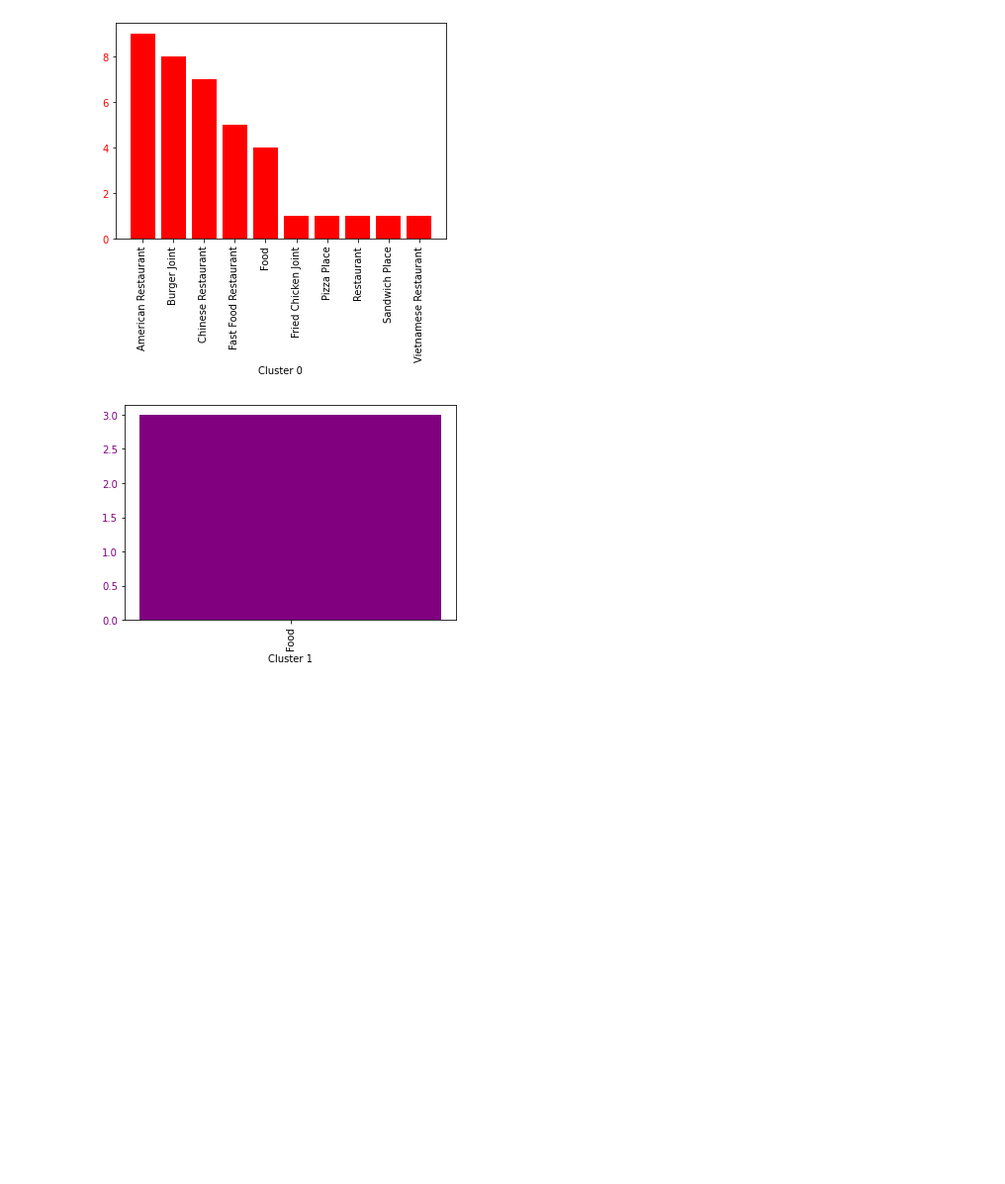
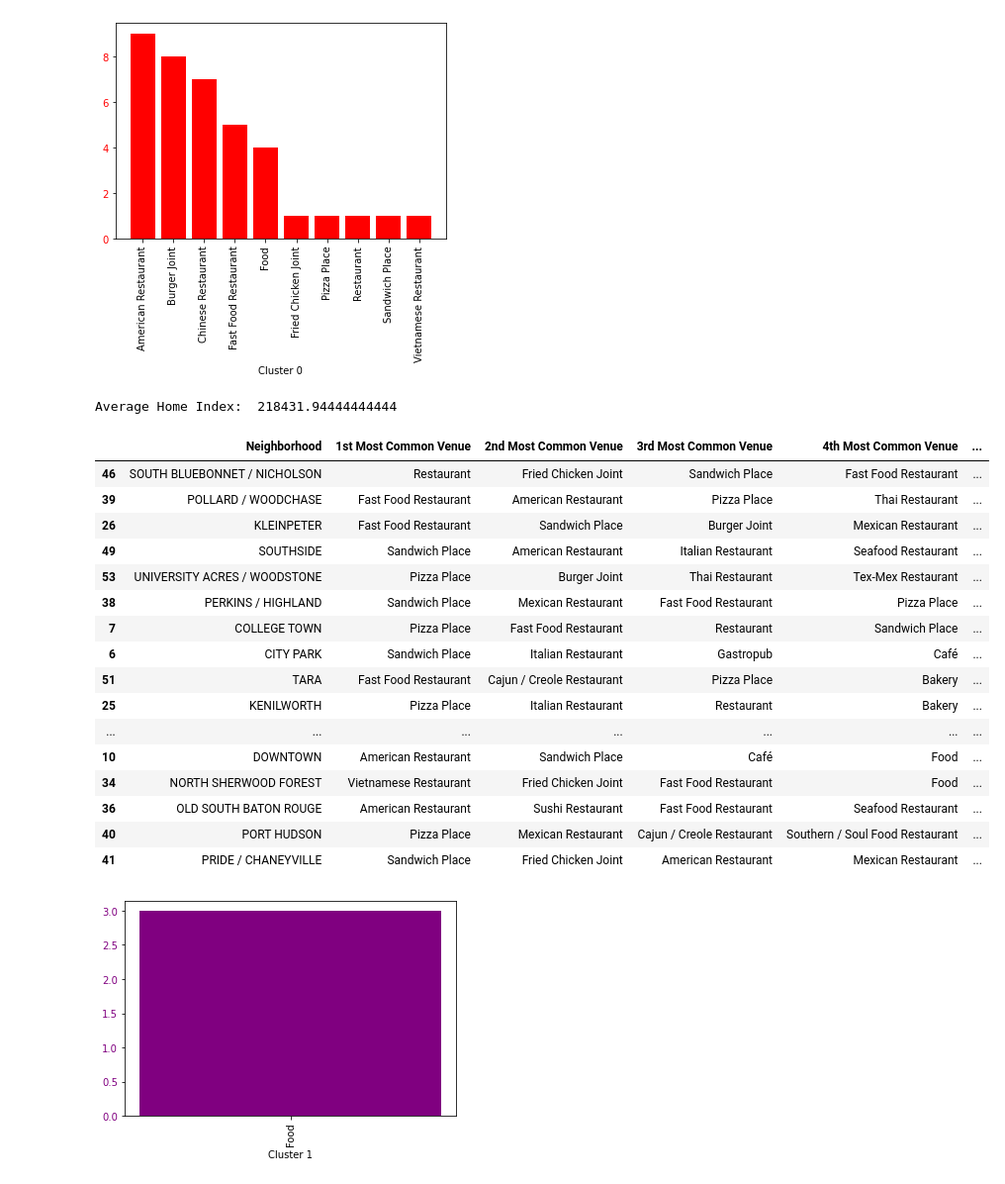
Before and after one commit to travistheall/Coursera_Capstone, a Jupyter notebook: notebooks/Api Common Restaurants.ipynb, the cells around one changed output. Shown at 99% size. Cells and saved outputs as stored; diff of their text form; code cells hidden in the pictures; blank space fills up the shorter version.

```diff
--- a/notebooks/Api Common Restaurants.ipynb
+++ b/notebooks/Api Common Restaurants.ipynb
@@ -329,6 +388,29 @@ plt.yticks(color='red')
 plt.show()
 # %% [output]
 [figure]
+# %%
+clust0DF = br_merged.loc[br_merged['Cluster Labels'] == 0, br_merged.columns[[0] + list(range(3, br_merged.shape[1]))]].sort_values(by='Zillow Home Value Index',ascending=False)
+print("Average Home Index: ", clust0DF['Zillow Home Value Index'].mean())
+clust0DF
+# %% [output]
+Average Home Index:  218431.94444444444
+|  | Neighborhood | 1st Most Common Venue | 2nd Most Common Venue | 3rd Most Common Venue | 4th Most Common Venue | ... |
+| 46 | SOUTH BLUEBONNET / NICHOLSON | Restaurant | Fried Chicken Joint | Sandwich Place | Fast Food Restaurant | ... |
+| 39 | POLLARD / WOODCHASE | Fast Food Restaurant | American Restaurant | Pizza Place | Thai Restaurant | ... |
+| 26 | KLEINPETER | Fast Food Restaurant | Sandwich Place | Burger Joint | Mexican Restaurant | ... |
+| 49 | SOUTHSIDE | Sandwich Place | American Restaurant | Italian Restaurant | Seafood Restaurant | ... |
+| 53 | UNIVERSITY ACRES / WOODSTONE | Pizza Place | Burger Joint | Thai Restaurant | Tex-Mex Restaurant | ... |
+| 38 | PERKINS / HIGHLAND | Sandwich Place | Mexican Restaurant | Fast Food Restaurant | Pizza Place | ... |
+| 7 | COLLEGE TOWN | Pizza Place | Fast Food Restaurant | Restaurant | Sandwich Place | ... |
+| 6 | CITY PARK | Sandwich Place | Italian Restaurant | Gastropub | Café | ... |
+| 51 | TARA | Fast Food Restaurant | Cajun / Creole Restaurant | Pizza Place | Bakery | ... |
+| 25 | KENILWORTH | Pizza Place | Italian Restaurant | Restaurant | Bakery | ... |
+| ... | ... | ... | ... | ... | ... | ... |
+| 10 | DOWNTOWN | American Restaurant | Sandwich Place | Café | Food | ... |
+| 34 | NORTH SHERWOOD FOREST | Vietnamese Restaurant | Fried Chicken Joint | Fast Food Restaurant | Food | ... |
+| 36 | OLD SOUTH BATON ROUGE | American Restaurant | Sushi Restaurant | Fast Food Restaurant | Seafood Restaurant | ... |
+| 40 | PORT HUDSON | Pizza Place | Mexican Restaurant | Cajun / Creole Restaurant | Southern / Soul Food Restaurant | ... |
+| 41 | PRIDE / CHANEYVILLE | Sandwich Place | Fried Chicken Joint | American Restaurant | Mexican Restaurant | ... |
 # %%
 noextra = br_merged[['Cluster Labels',"1st Most Common Venue"]]
 clust1 = noextra[noextra['Cluster Labels']==1].reset_index()
```
Also changed, not shown: parts of 25 cells of this notebook.
